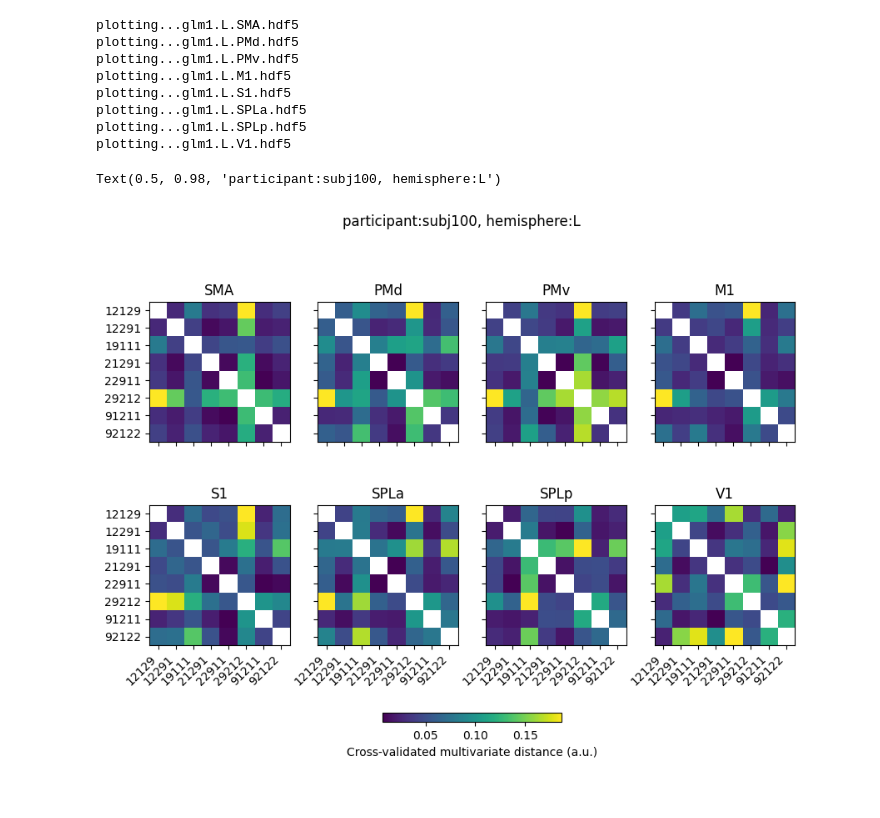
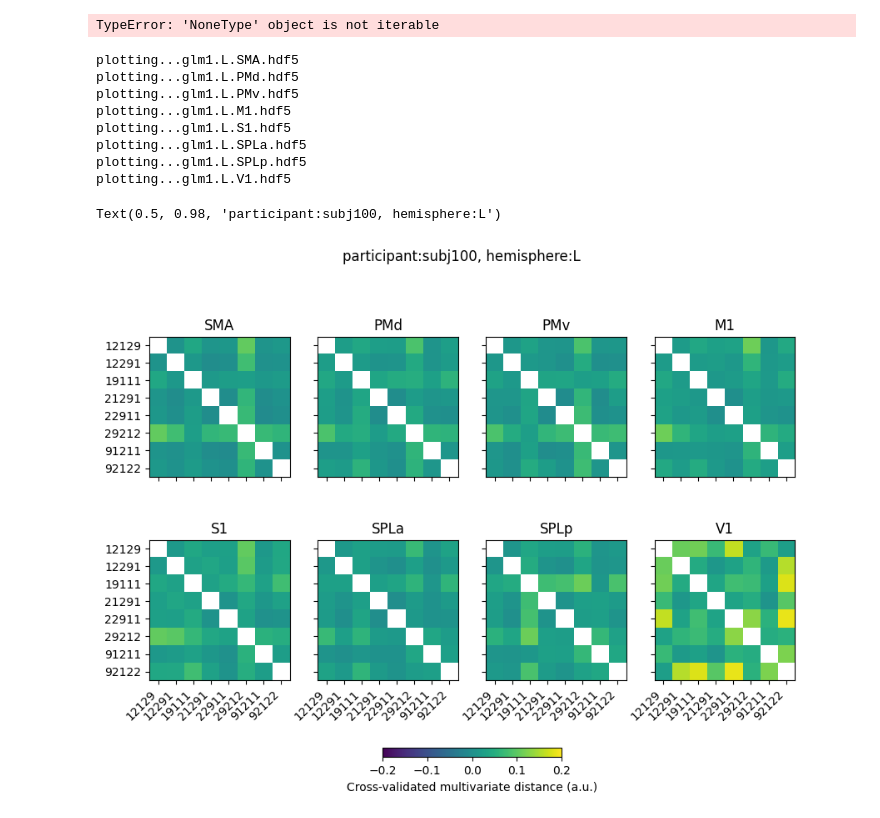
Before and after one commit to mnlmrc/extension-flexion-chords, a Jupyter notebook: efc4/notebooks/main.ipynb, the cells around one changed output. Saved outputs shown, nothing was run; the diff lists cells and outputs as text; code cells hidden in the pictures.

```diff
--- a/efc4/notebooks/main.ipynb
+++ b/efc4/notebooks/main.ipynb
@@ -25,3 +24,27 @@ Base directory found: /cifs/diedrichsen/data/Chord_exp/ExtFlexChord
+# %%
+experiment = 'efc4'
+
+vmin, vmax = -.2, .2
+participant_id='subj100'
+
+fig, axs = plt.subplots()
+
+rdms = rsa.rdm.load_rdm(os.path.join(gl.baseDir, experiment, gl.rdmDir, 'day1', participant_id, f'force.hdf5'))
+
+cax = rsa.vis.show_rdm_panel(
+                rdms, axs, rdm_descriptor='roi', cmap='viridis', vmin=vmin, vmax=vmax
+            )
+
+axs.set_xticks(np.arange(len(rdms.pattern_descriptors['conds'])))
+axs.set_xticklabels(rdms.pattern_descriptors['conds'], rotation=45, ha='right')
+axs.set_yticks(axs.get_xticks())
+axs.set_yticklabels(rdms.pattern_descriptors['conds'])
+axs.set_title(f'participant:{participant_id},force')
+
+cbar = fig.colorbar(cax, ax=axs, orientation='horizontal', fraction=.02)
+cbar.set_label('Cross-validated multivariate distance (a.u.)')
+# %% [output]
+TypeError: 'NoneType' object is not iterable
 # %%
 roi = ['SMA', 'PMd', 'PMv', 'M1', 'S1', 'SPLa', 'SPLp', 'V1']
 
@@ -30,38 +53,38 @@ experiment = 'efc4'
 Hem = 'L'
 r = 0
 glm = 1
-vmin, vmax = -1, 1
+vmin, vmax = -.2, .2
 participant_id='subj100'
 fig, axs = plt.subplots(nrows=2, ncols=4, sharex=True, sharey=True, figsize=(10, 7))
 for i in range(axs.shape[0]):
     for j in range(axs.shape[1]):
         print(f'plotting...glm{glm}.{Hem}.{roi[r]}.hdf5')
         rdms = rsa.rdm.load_rdm(os.path.join(gl.baseDir, experiment, gl.rdmDir, 'day1',participant_id,f'glm{glm}.{Hem}.{roi[r]}.hdf5'))
 
         cax = rsa.vis.show_rdm_panel(
-                rdms, axs[i, j], rdm_descriptor='roi', cmap='viridis', #vmin=vmin, vmax=vmax
+                rdms, axs[i, j], rdm_descriptor='roi', cmap='viridis', vmin=vmin, vmax=vmax
             )
         axs[i, j].set_xticks(np.arange(len(rdms.pattern_descriptors['conds'])))
         axs[i, j].set_xticklabels(rdms.pattern_descriptors['conds'], rotation=45, ha='right')
         axs[i, j].set_yticks(axs[i, j].get_xticks())
         axs[i, j].set_yticklabels(rdms.pattern_descriptors['conds'])
         axs[i, j].set_title(roi[r])
 
         # axs[i, j].axhline(0, color='k', ls='-', lw=.8)
         # axs[i, j].axvline(0, color='k', ls='-', lw=.8)
         r += 1
 
 cbar = fig.colorbar(cax, ax=axs, orientation='horizontal', fraction=.02)
 cbar.set_label('Cross-validated multivariate distance (a.u.)')
 fig.suptitle(f'participant:{participant_id}, hemisphere:{Hem}')
 # %% [output]
 plotting...glm1.L.SMA.hdf5
 plotting...glm1.L.PMd.hdf5
 plotting...glm1.L.PMv.hdf5
 plotting...glm1.L.M1.hdf5
 plotting...glm1.L.S1.hdf5
 plotting...glm1.L.SPLa.hdf5
 plotting...glm1.L.SPLp.hdf5
 plotting...glm1.L.V1.hdf5
 Text(0.5, 0.98, 'participant:subj100, hemisphere:L')
-[figure, old version]
+[figure, new version]
```
Also changed, not shown: parts of 1 cell of this notebook, 1 other file.
